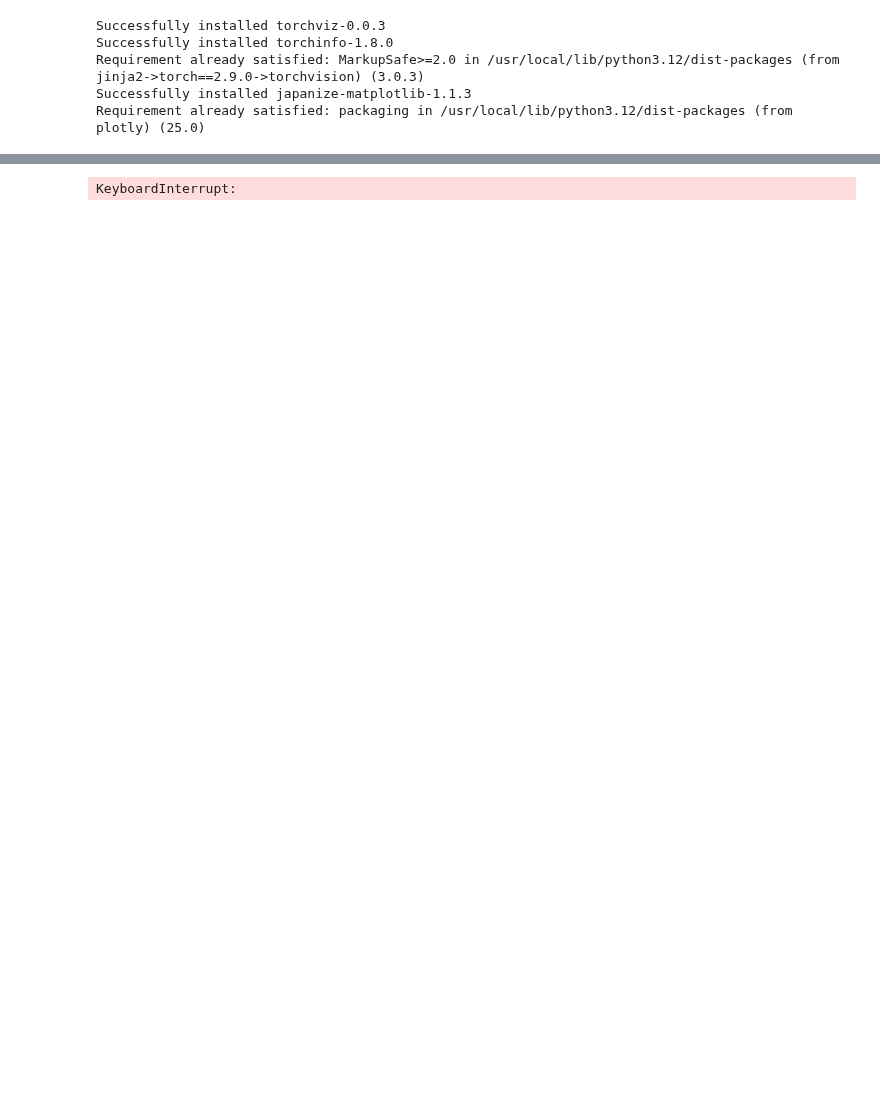
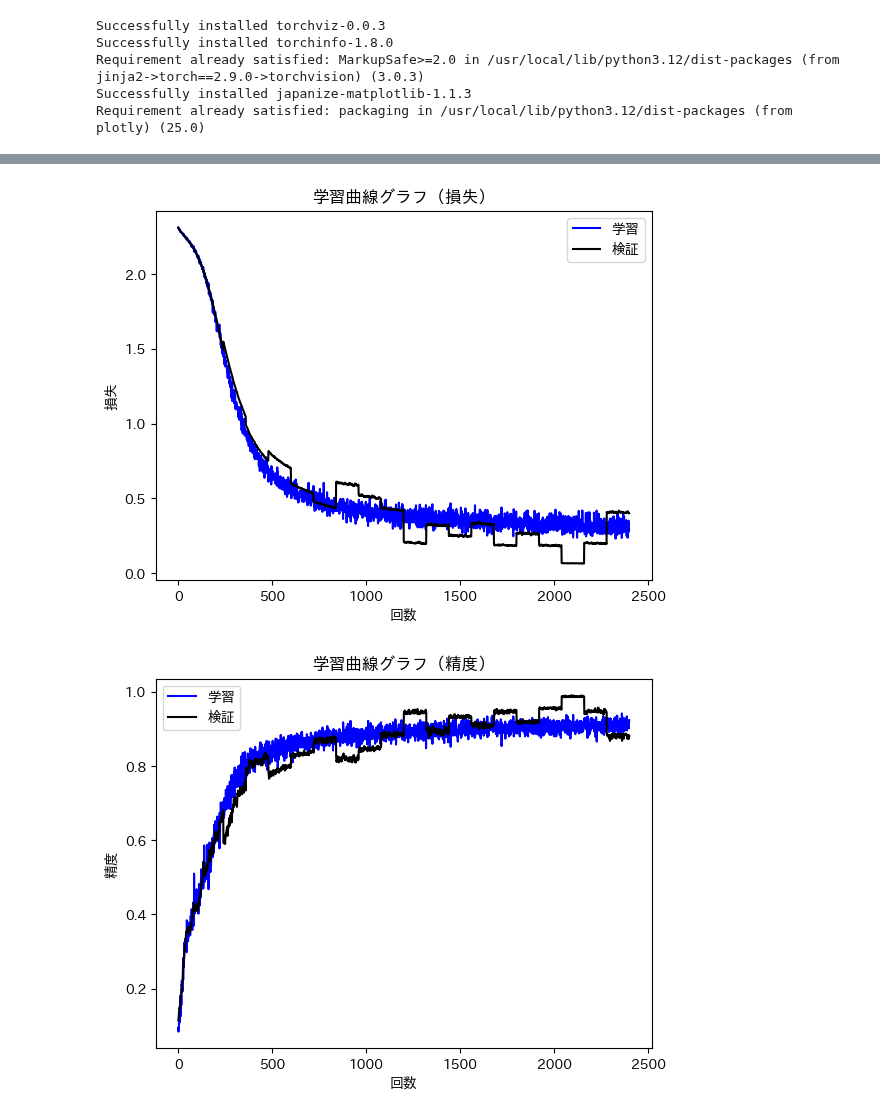
Before and after one commit to ueki5/colaboratory, a Jupyter notebook: playground-018.ipynb, the cells around one changed output, grey strips where cells are left out. Drawn from its saved outputs; the diff is of its cells as text; code cells hidden in the pictures; blank space fills up the shorter version.

```diff
--- a/playground-018.ipynb
+++ b/playground-018.ipynb
@@ -25,11 +25,11 @@ from torch.utils.data import DataLoader
 # 各種定数
 batch_size = 500 # ミニバッチのサイズ指定
 lr = 0.01  # 学習率
-num_epochs = 5 # 繰り返し回数
+num_epochs = 20 # 繰り返し回数
 # num_history = 10 # 履歴採取タイミング
 dim_hidden = 128 # 隠れ層の次元数
 dim_output = 10 # 出力層の次元数
-num_layer = 5 # レイヤー数
+num_layer = 1 # レイヤー数
 
 # デバイスの割り当て
 device = torch.device("cuda:0" if torch.cuda.is_available() else "cpu")
@@ -324,12 +324,12 @@ for epoch in range(num_epochs):
 # print('検証回数:', history_test[:, 0])
 # print('検証損失:', history_test[:, 1])
 # print('検証精度:', history_test[:, 2])
-print(f'初期状態: 損失: {history_test[ 0, 1]:.5f} 精度: {history_test[ 0, 2]:.5f}')
-print(f'最終状態: 損失: {history_test[-1, 1]:.5f} 精度: {history_test[-1, 2]:.5f}')
+print(f'初期状態: 損失: {history[ 0, 3]:.5f} 精度: {history[ 0, 4]:.5f}')
+print(f'最終状態: 損失: {history[-1, 3]:.5f} 精度: {history[-1, 4]:.5f}')
 
 # 学習曲線グラフ（損失）
 plt.plot(history[:, 0], history[:, 1], 'b', label='学習')
-# plt.plot(history_test[:, 0], history_test[:, 1], 'k', label='検証')
+plt.plot(history[:, 0], history[:, 3], 'k', label='検証')
 plt.xlabel('回数')
 plt.ylabel('損失')
 plt.title('学習曲線グラフ（損失）')
@@ -338,7 +338,7 @@ plt.show()
 
 # 学習曲線グラフ（精度）
 plt.plot(history[:, 0], history[:, 2], 'b', label='学習')
-# plt.plot(history_test[:, 0], history_test[:, 2], 'k', label='検証')
+plt.plot(history[:, 0], history[:, 4], 'k', label='検証')
 plt.xlabel('回数')
 plt.ylabel('精度')
 plt.title('学習曲線グラフ（精度）')
@@ -366 +366,2 @@ in=128, out=10
-KeyboardInterrupt:
+[figure, added]
+[figure, added]
```
Also changed, not shown: parts of 1 cell of this notebook.
